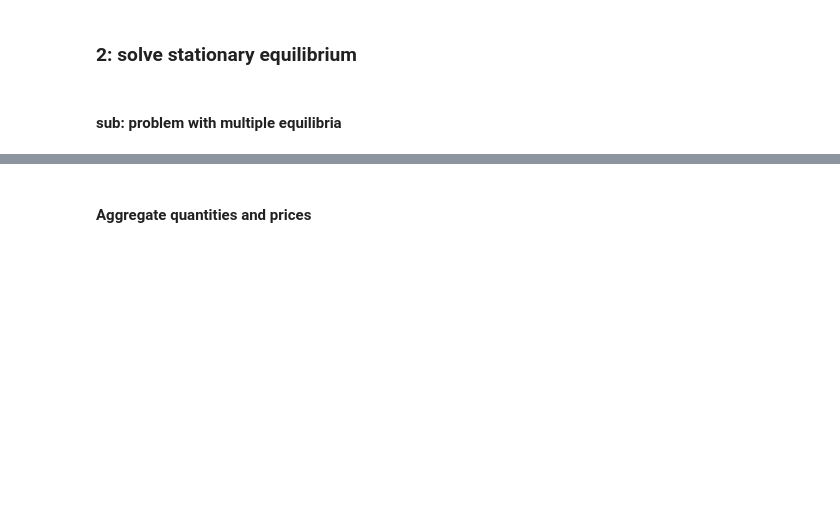
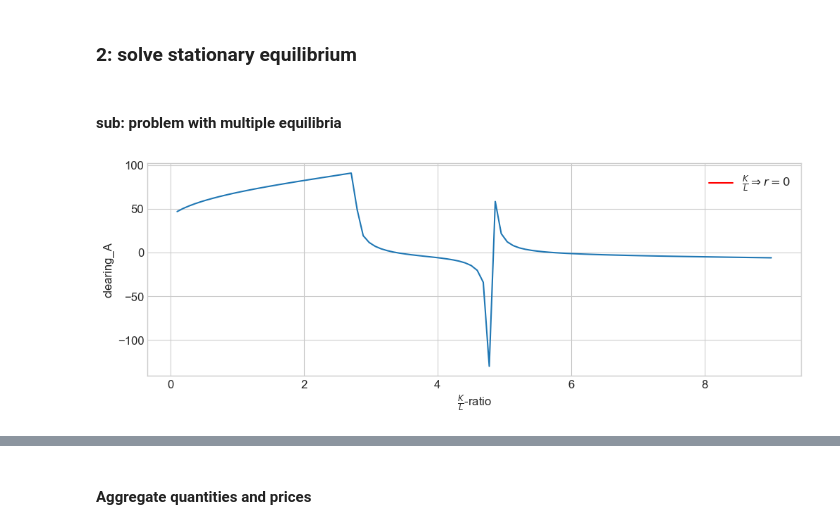
Before and after one commit to AskerNC/AdvMacroHet, a Jupyter notebook: Assignments/Handin/A1_hanc/results.ipynb, the cells around one changed output, grey strips where cells are left out. Drawn from its saved outputs; the diff is of its cells as text; code cells hidden in the pictures; blank space fills up the shorter version.

```diff
--- a/Assignments/Handin/A1_hanc/results.ipynb
+++ b/Assignments/Handin/A1_hanc/results.ipynb
@@ -23,4 +30,48 @@ from HANCModel import HANCModelClass
 # %% [markdown]
 ### 2: solve stationary equilibrium
+# %%
+model = HANCModelClass(name='A1') # create an instance of the model
+
+ss =model.ss
+par  =model.par
+# Preset calibration
+ss.taua = 0.1
+ss.taul = 0.3
+ss.G = 0.3
 # %% [markdown]
 #### sub: problem with multiple equilibria
+# %%
+
+def clearing_across_kl(model,start,end,N,solveclearing='A',varlist =[ 'Y', 'C_hh','U_hh','A_hh','ELL_hh','I','K','L','B','taxa','taxl','r','w','clearing_A','clearing_C','clearing_L']):
+    kl_list = np.linspace(start,end,N)
+
+    out_dict = {var :np.empty(N) for var in varlist}
+
+    model_calib = model.copy()
+    for i in range(N):
+        clearingi = obj_ss_kl(kl_list[i],model_calib,solveclearing)
+        for key, val in out_dict.items():
+            val[i] = getattr(model_calib.ss,key)
+
+    return kl_list, out_dict
+
+def plot_clearing_across_kl(kl_list,out_dict,plotvar,solveclearing='A'):
+    fig = plt.figure(figsize=(12,4),dpi=100)
+    ax = fig.add_subplot(1,1,1)
+
+    ax.plot(kl_list,out_dict[plotvar])
+    ax.set_xlabel('$\\frac{K}{L}$-ratio')
+    ax.set_ylabel(f'{plotvar}')
+    return fig
+# %%
+kl_list, clearing_list = clearing_across_kl(model,0.1,9,100)
+# %%
+
+klguess0 = (model.par.delta/(model.par.alpha*model.ss.Gamma))**(1/(model.par.alpha-1))
+
+fig1 = plot_clearing_across_kl(kl_list,clearing_list,'clearing_A')
+ax = fig1.axes[0]
+ax.axvline(klguess0, color='r', label='$\\frac{K}{L} \Rightarrow r=0$')
+ax.legend();
+# %% [output]
+[figure, added]
```
Also changed, not shown: parts of 26 cells of this notebook, 5 other files.
